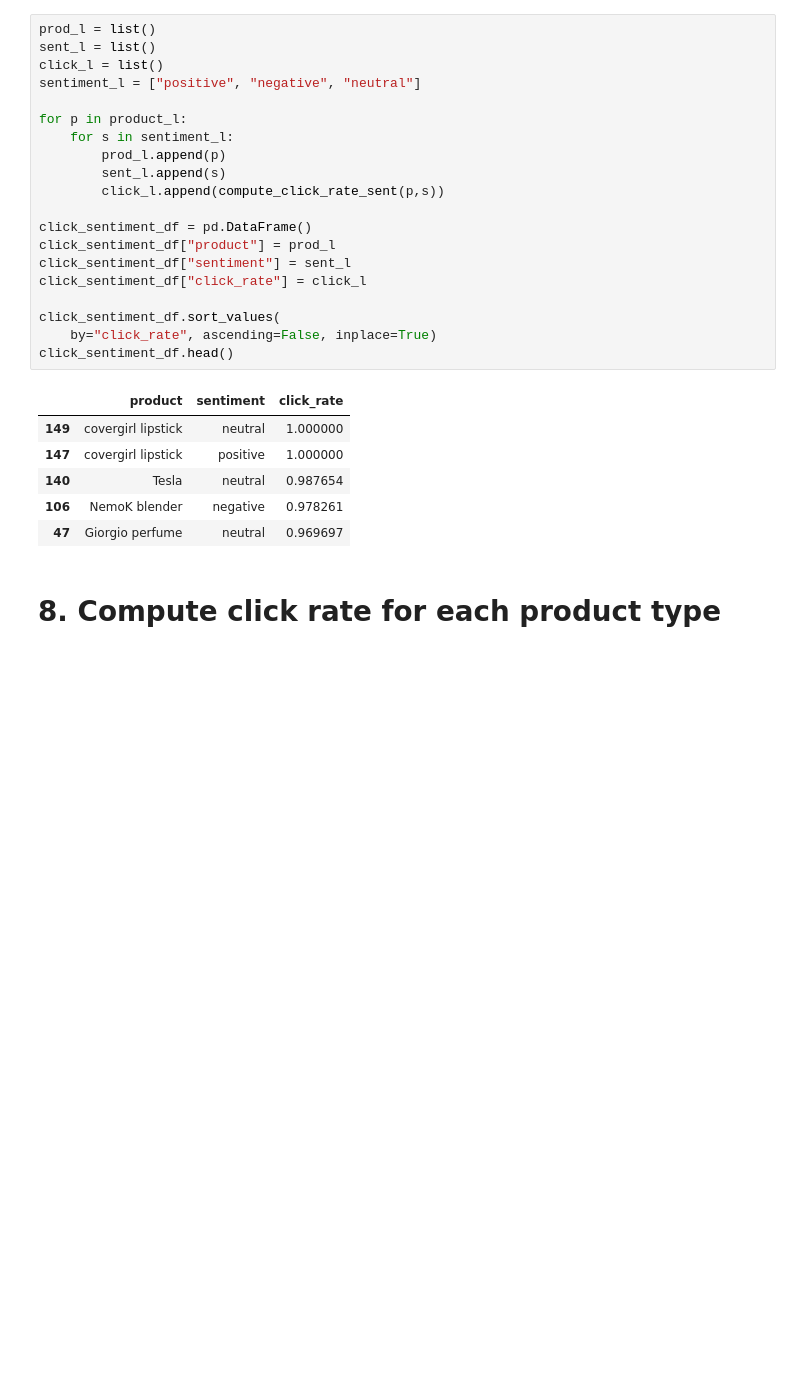
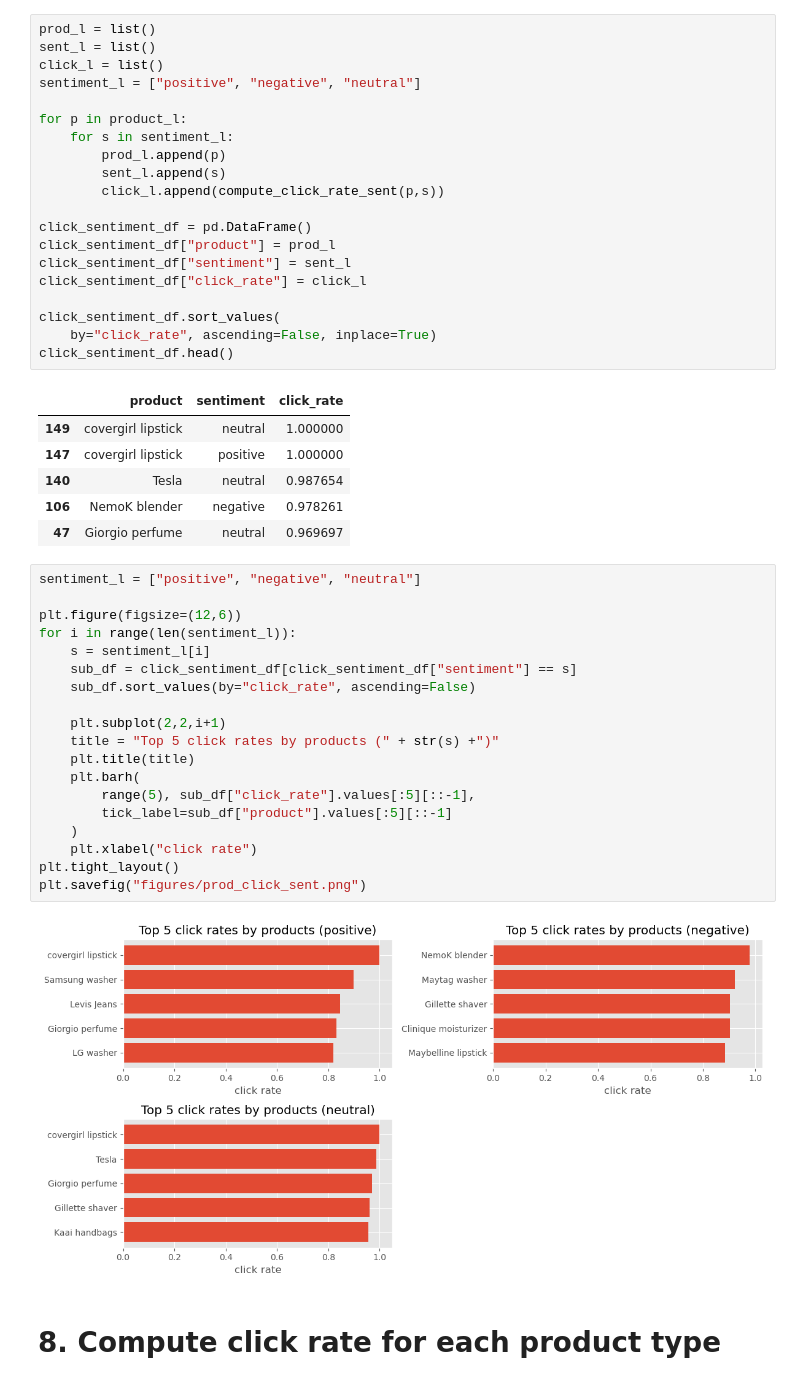
Before and after one commit to xinrui-wang1/products_analysis, a Jupyter notebook: main.ipynb, the cells around one changed output. Drawn from its saved outputs; the diff is of its cells as text; blank space fills up the shorter version.

```diff
--- a/main.ipynb
+++ b/main.ipynb
@@ -411,6 +413,27 @@ click_sentiment_df.head()
 | 140 | Tesla | neutral | 0.987654 |
 | 106 | NemoK blender | negative | 0.978261 |
 | 47 | Giorgio perfume | neutral | 0.969697 |
+# %%
+sentiment_l = ["positive", "negative", "neutral"]
+
+plt.figure(figsize=(12,6))
+for i in range(len(sentiment_l)):
+    s = sentiment_l[i]
+    sub_df = click_sentiment_df[click_sentiment_df["sentiment"] == s]
+    sub_df.sort_values(by="click_rate", ascending=False)
+
+    plt.subplot(2,2,i+1)
+    title = "Top 5 click rates by products (" + str(s) +")"
+    plt.title(title)
+    plt.barh(
+        range(5), sub_df["click_rate"].values[:5][::-1],
+        tick_label=sub_df["product"].values[:5][::-1]
+    )
+    plt.xlabel("click rate")
+plt.tight_layout()
+plt.savefig("figures/prod_click_sent.png")
+# %% [output]
+[figure, added]
 # %% [markdown]
 # 8. Compute click rate for each product type
 # %%
```
Also changed, not shown: parts of 11 cells of this notebook, 7 other files.
